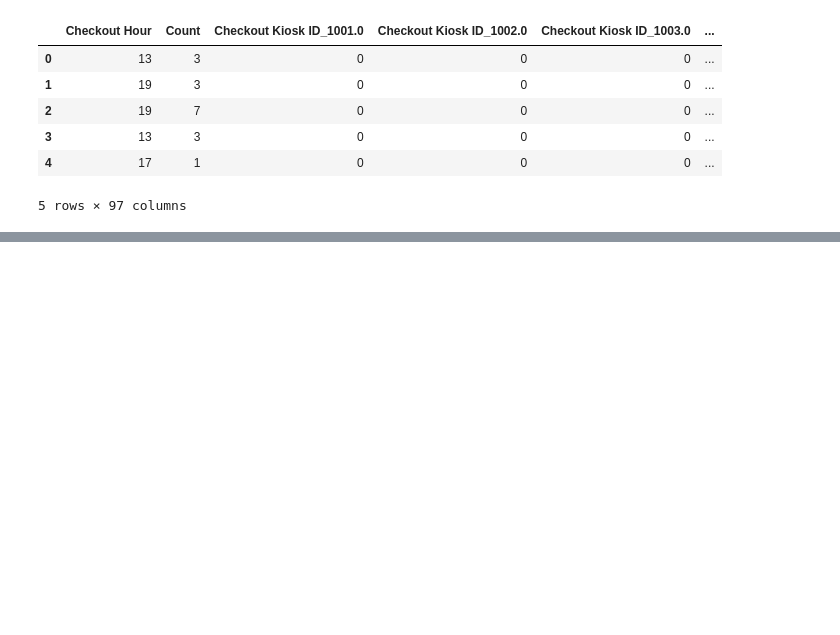
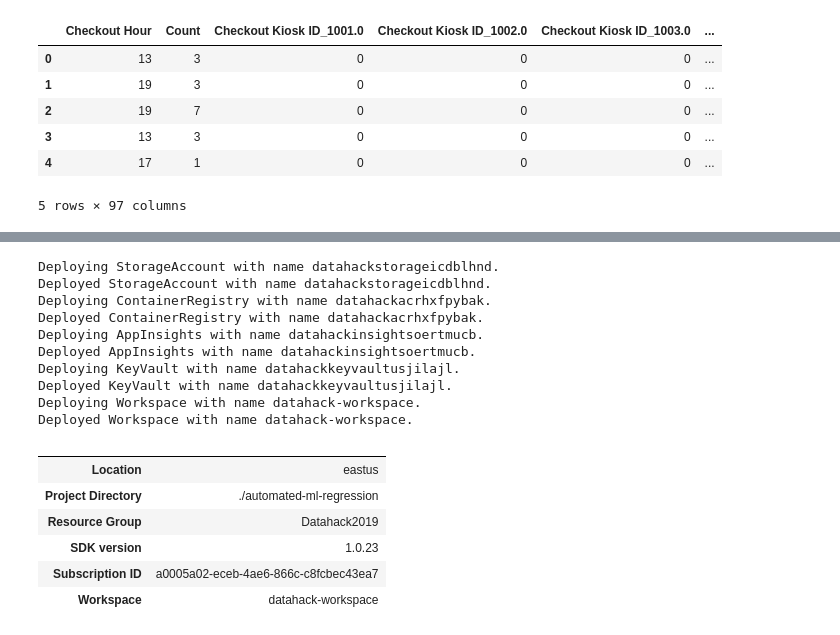
Before and after one commit to JavierPalomares90/data-hack-2019, a Jupyter notebook: BCycle_NumBikes_Per_Station_Prediction.ipynb, the cells around one changed output, grey strips where cells are left out. Drawn from its saved outputs; the diff is of its cells as text; code cells hidden in the pictures; blank space fills up the shorter version.

```diff
--- a/BCycle_NumBikes_Per_Station_Prediction.ipynb
+++ b/BCycle_NumBikes_Per_Station_Prediction.ipynb
@@ -162,0 +203,33 @@ bikes_left.head()
+# %%
+#ws = Workspace.create("datahack-workspace", subscription_id="a0005a02-eceb-4ae6-866c-c8fcbec43ea7",resource_group="Datahack2019",location='eastus')
+experiment_name = 'automated-ml-regression'
+# project folder
+project_folder = './automated-ml-regression'
+
+output = {}
+output['SDK version'] = azureml.core.VERSION
+output['Subscription ID'] = ws.subscription_id
+output['Workspace'] = ws.name
+output['Resource Group'] = ws.resource_group
+output['Location'] = ws.location
+output['Project Directory'] = project_folder
+pd.set_option('display.max_colwidth', -1)
+pd.DataFrame(data=output, index=['']).T
+# %% [output]
+Deploying StorageAccount with name datahackstorageicdblhnd.
+Deployed StorageAccount with name datahackstorageicdblhnd.
+Deploying ContainerRegistry with name datahackacrhxfpybak.
+Deployed ContainerRegistry with name datahackacrhxfpybak.
+Deploying AppInsights with name datahackinsightsoertmucb.
+Deployed AppInsights with name datahackinsightsoertmucb.
+Deploying KeyVault with name datahackkeyvaultusjilajl.
+Deployed KeyVault with name datahackkeyvaultusjilajl.
+Deploying Workspace with name datahack-workspace.
+Deployed Workspace with name datahack-workspace.
+|  |  |
+| Location | eastus |
+| Project Directory | ./automated-ml-regression |
+| Resource Group | Datahack2019 |
+| SDK version | 1.0.23 |
+| Subscription ID | a0005a02-eceb-4ae6-866c-c8fcbec43ea7 |
+| Workspace | datahack-workspace |
```
Also changed, not shown: parts of 26 cells of this notebook.
